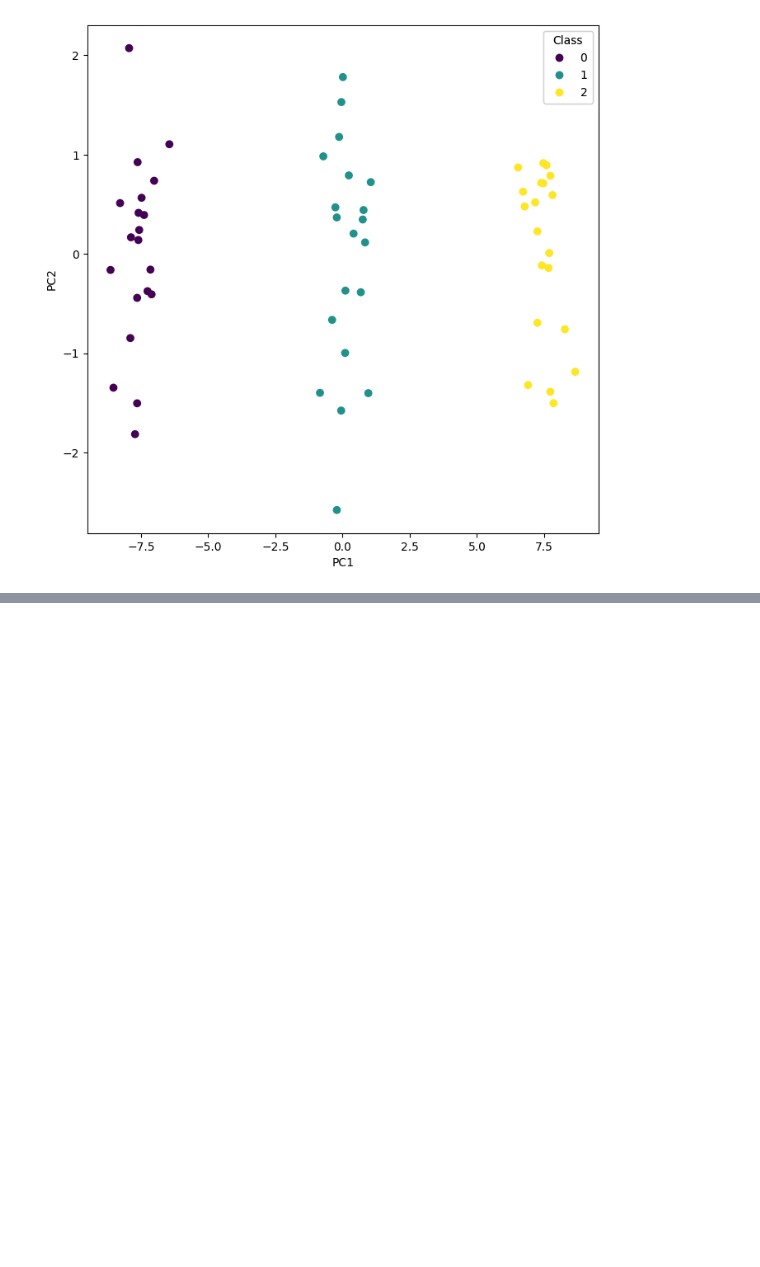
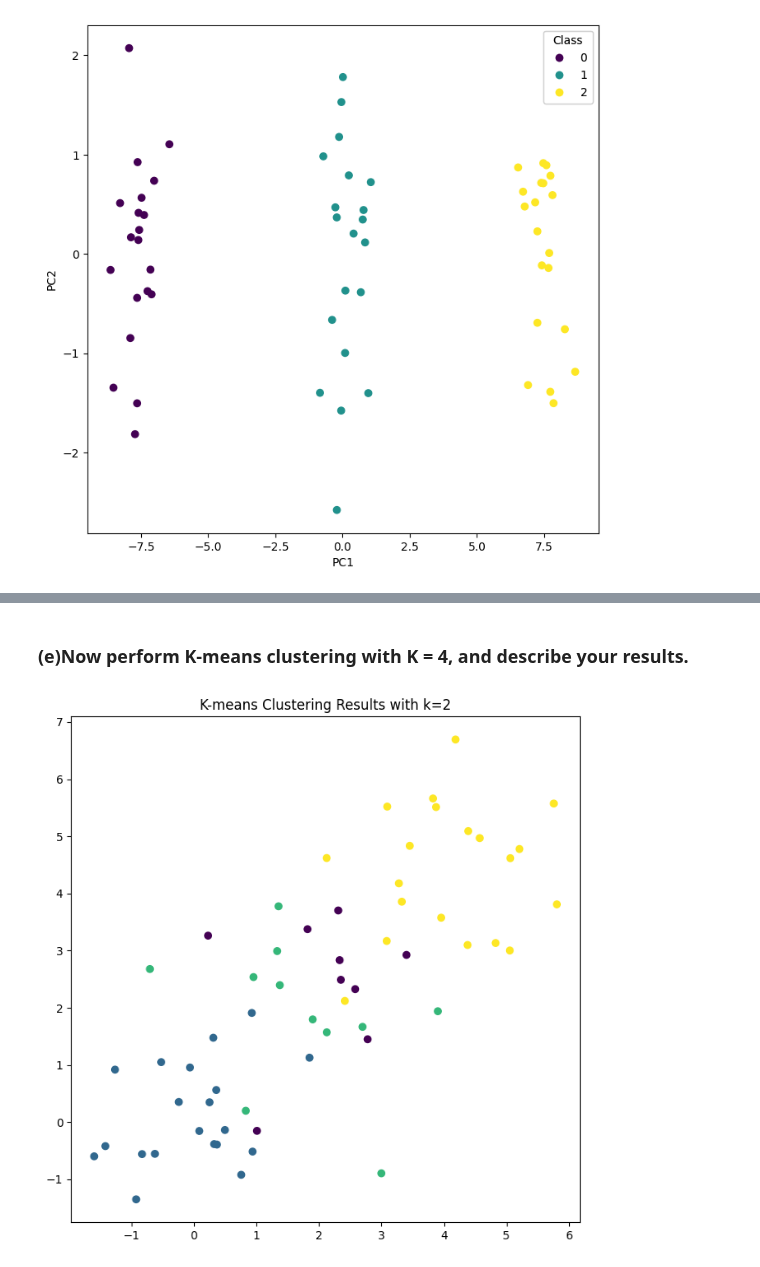
Before and after one commit to andyponn/2025_Fraud-Detection-project, a Jupyter notebook: ML/1013hwQ1.ipynb, the cells around one changed output, grey strips where cells are left out. Saved outputs shown, nothing was run; the diff lists cells and outputs as text; code cells hidden in the pictures; blank space fills up the shorter version.

```diff
--- a/ML/1013hwQ1.ipynb
+++ b/ML/1013hwQ1.ipynb
@@ -97,0 +140,12 @@ ax.add_artist(legend1)
+# %% [markdown]
+### (e)Now perform K-means clustering with K = 4, and describe your results.
+# %%
+# --- KMeans ---
+kmeans = KMeans(n_clusters=4, random_state=2, n_init=20).fit(df.iloc[:, 0:50])
+# --- Plot ---
+fig, ax = plt.subplots(1, 1, figsize=(8, 8))
+ax.scatter(df.iloc[:, 0], df.iloc[:, 1], c=kmeans.labels_)
+ax.set_title("K-means Clustering Results with k=2")
+plt.show()
+# %% [output]
+[figure, added]
```
Also changed, not shown: parts of 5 cells of this notebook.
